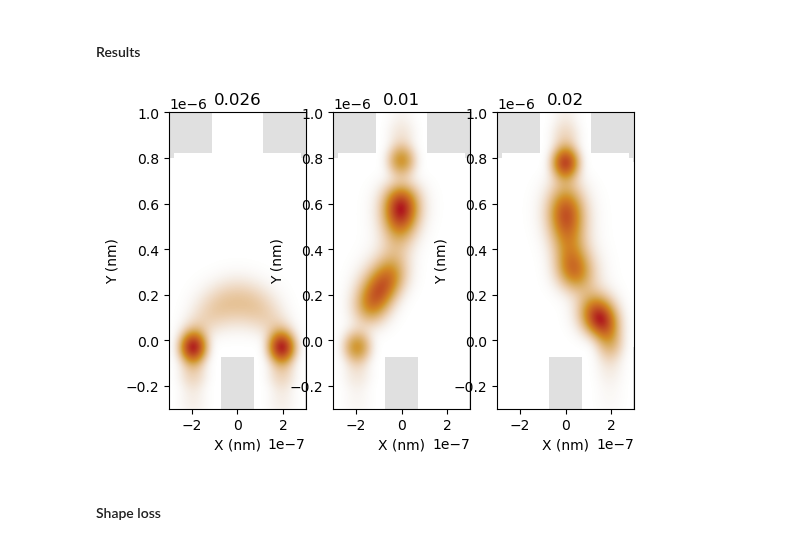
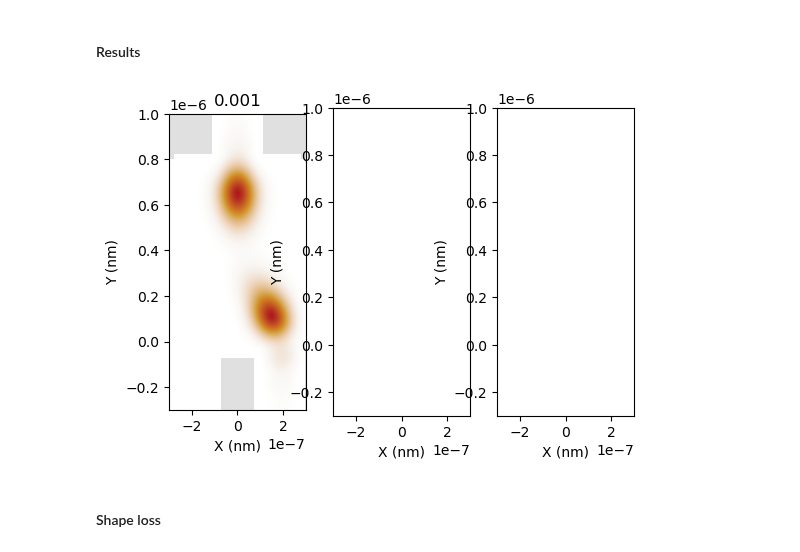
Before and after one commit to Satin21/Trijunction, a Jupyter notebook: analysis/minimal_loss.ipynb, the cells around one changed output. Saved outputs shown, nothing was run; the diff lists cells and outputs as text; code cells hidden in the pictures.

```diff
--- a/analysis/minimal_loss.ipynb
+++ b/analysis/minimal_loss.ipynb
@@ -230,11 +212,14 @@ sol2:[-0.00592469 -0.00152923 -0.00205863  0.00832087]
 # %%
 fig, ax = plt.subplots(ncols=3, figsize=(6, 4))
 
-for i, pair in enumerate(['left-right', 'left-top', 'right-top']):
+for i, pair in enumerate(['right-top']):
     params = parameters.junction_parameters()
     params.update(potential=system.flat_potential())
-    # params.update(parameters.phase_pairs(pair, optimal_phase[pair]))
-    params.update(initial_conditions[pair])
+    # params.update(parameters.phase_pairs(pair, optimal_phase[pair].x[0]*np.pi))
+    params.update(parameters.voltage_dict([-0.01016554,
+                                           -0.00169351,
+                                           -0.00266382,
+                                           0.01211038]))
 
     base_ham = system.trijunction.hamiltonian_submatrix(
         sparse=True, params=system.f_params(**params)
@@ -250,34 +235,34 @@ for i, pair in enumerate(['left-right', 'left-top', 'right-top']):
     evals, evecs = eigsh(full_ham, k=6, sigma=0, return_eigenvectors=True)
 
     transformed_hamiltonian = svd_transformation(
         evals, evecs, system.mlwf[order_wavefunctions(pair)]
     )
 
     desired = np.abs(transformed_hamiltonian[0, 1])
     undesired = np.linalg.norm(transformed_hamiltonian[2:])
 
     wfv = codes.optimization.density(evecs[:, 0])
 
     # potential = linear_ham.diagonal()[::4]
     # step_potential = np.array(np.abs(potential) > bands[0], dtype=int)
     # kwant.plotter.map(system.trijunction, lambda i: step_potential[i], ax=ax[0])
     kwant.plotter.density(system.trijunction, wfv, ax = ax[i]);
     ax[i].set_title(np.round(desired/topological_gap, 3))
     # for value in system.indices.values():
     #     ax[0].scatter(*kwant_sites[value], c='blue')
 
     # voltages = list(optimal_voltages[pair].values())
     # print(pair + ':', np.array(voltages)[list(range(0, 7, 2))])
 for axes in ax:
     axes.set_ylim(-3e-7, 10e-7)
     axes.set_xlim(-3e-7, 3e-7)
     axes.set_xlabel('X (nm)')
     axes.set_ylabel('Y (nm)')
 
 # fig.tight_layout()
 # plt.savefig('/home/tinkerer/trijunction-design/codes/wavefunction.pdf', format='pdf')
 # %% [output]
-[figure, old version]
+[figure, new version]
 # %% [markdown]
 #### Shape loss
 # %%
```
Also changed, not shown: parts of 3 cells of this notebook, 3 other files.
